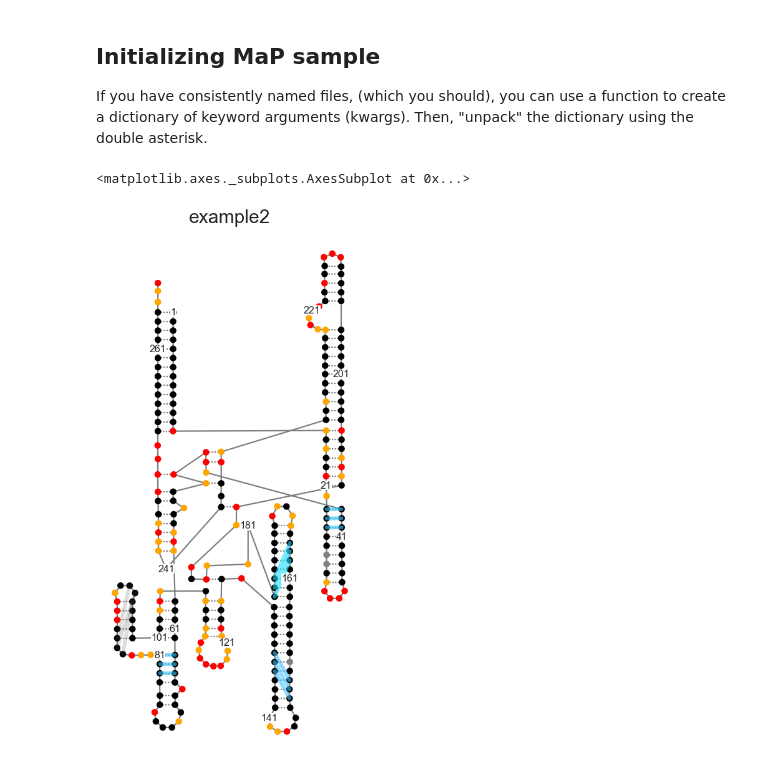
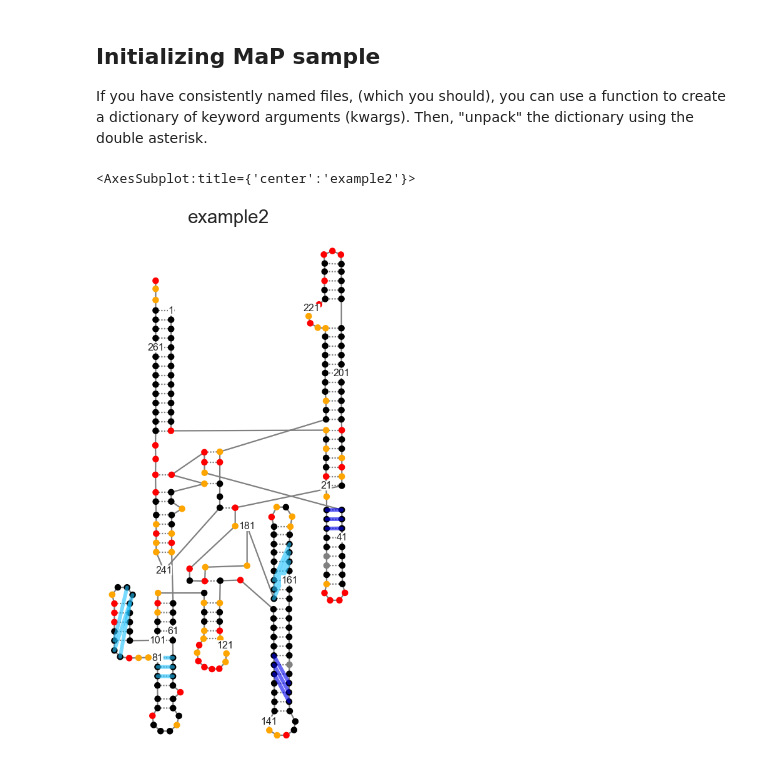
Before and after one commit to Weeks-UNC/RNAvigate, a Jupyter notebook: JNB-example/ss_test.ipynb, the cells around one changed output. Saved outputs shown, nothing was run; the diff lists cells and outputs as text; code cells hidden in the pictures.

```diff
--- a/JNB-example/ss_test.ipynb
+++ b/JNB-example/ss_test.ipynb
@@ -48,10 +48,10 @@ def kwargs(sample):
 
 example = MaP.Sample(sample="example2", **kwargs("example2"))
 # %%
-example.make_ss(attribute="pairs", metric="Distance")
+example.make_ss(attribute="pairs")
 # %% [output]
-<matplotlib.axes._subplots.AxesSubplot at 0x...>
+<AxesSubplot:title={'center':'example2'}>
-[figure, old version]
+[figure, new version]
 # %%
 example.make_ss(attribute="rings", metric="Statistic", Statistic=20, cdAbove=20)
 # %% [output]
```
Also changed, not shown: parts of 7 cells of this notebook, 2 other files.
